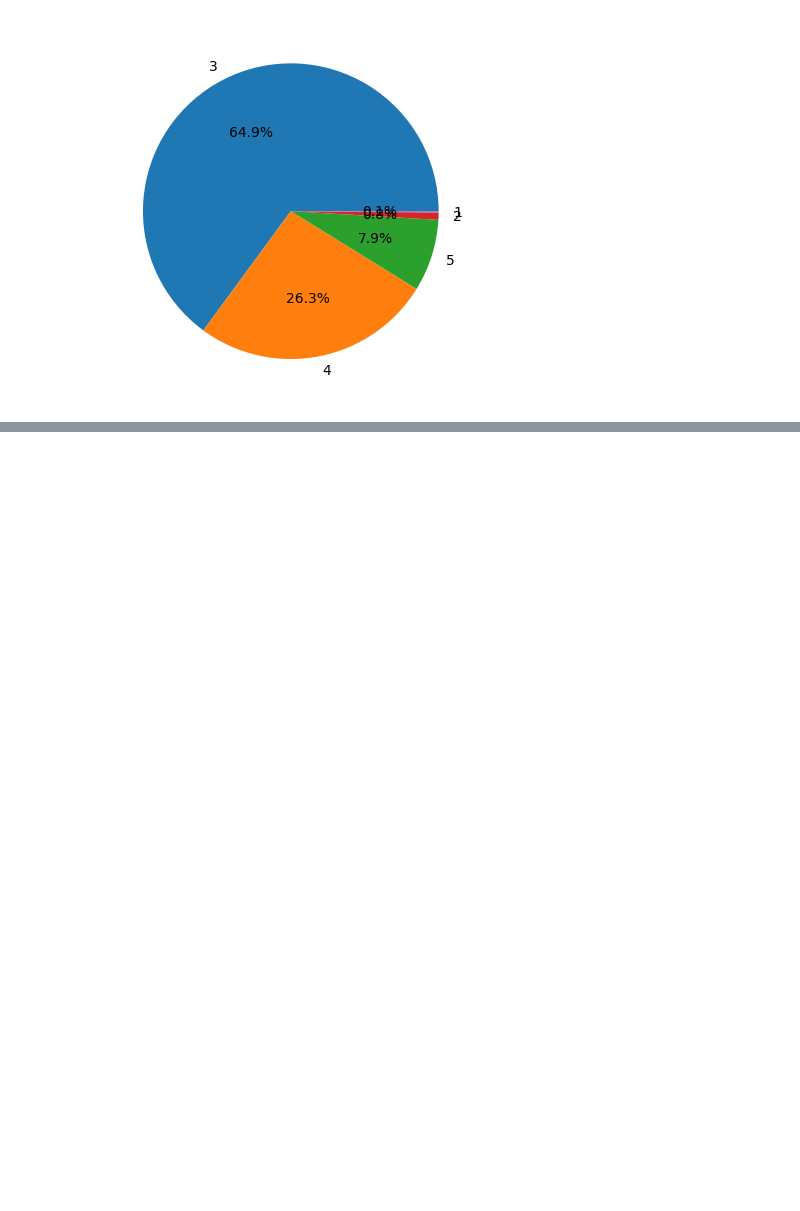
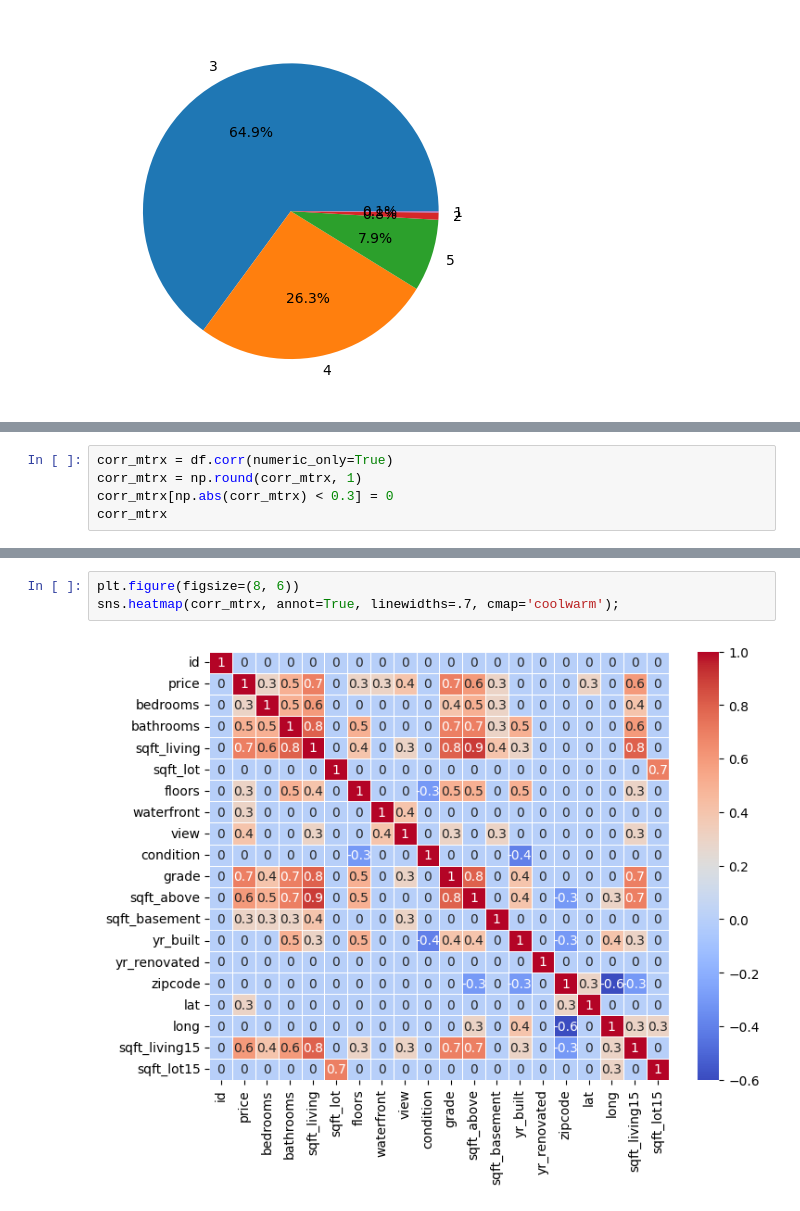
Before and after one commit to machinajg/Homework_4_pandas, a Jupyter notebook: Homework_4_pandas.ipynb, the cells around one changed output, grey strips where cells are left out. Cells and saved outputs as stored; diff of their text form; blank space fills up the shorter version.

```diff
--- a/Homework_4_pandas.ipynb
+++ b/Homework_4_pandas.ipynb
@@ -123,0 +129,5 @@ plt.show()
+# %%
+corr_mtrx = df.corr(numeric_only=True)
+corr_mtrx = np.round(corr_mtrx, 1)
+corr_mtrx[np.abs(corr_mtrx) < 0.3] = 0
+corr_mtrx
@@ -123,0 +152,5 @@ plt.show()
+# %%
+plt.figure(figsize=(8, 6))
+sns.heatmap(corr_mtrx, annot=True, linewidths=.7, cmap='coolwarm');
+# %% [output]
+[figure, added]
```
Also changed, not shown: parts of 4 cells of this notebook.
